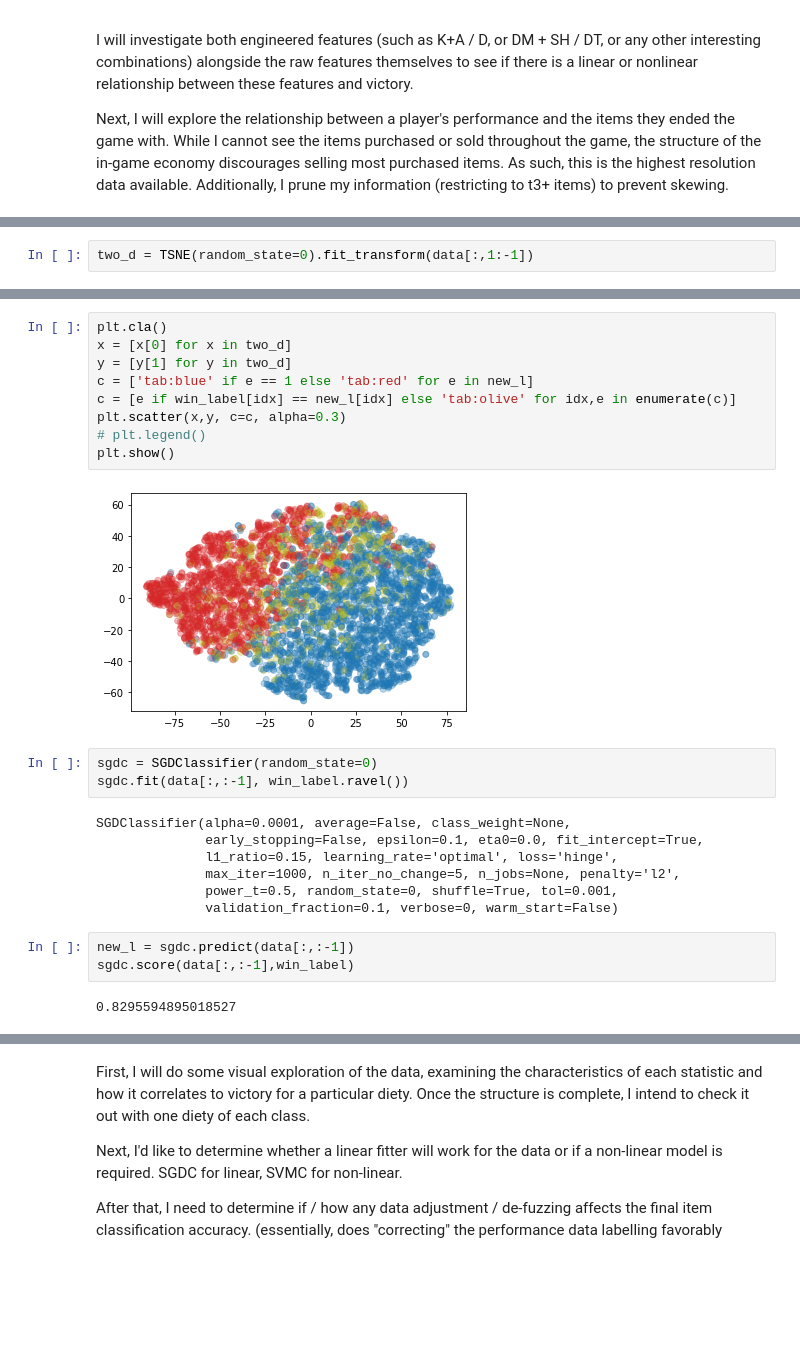
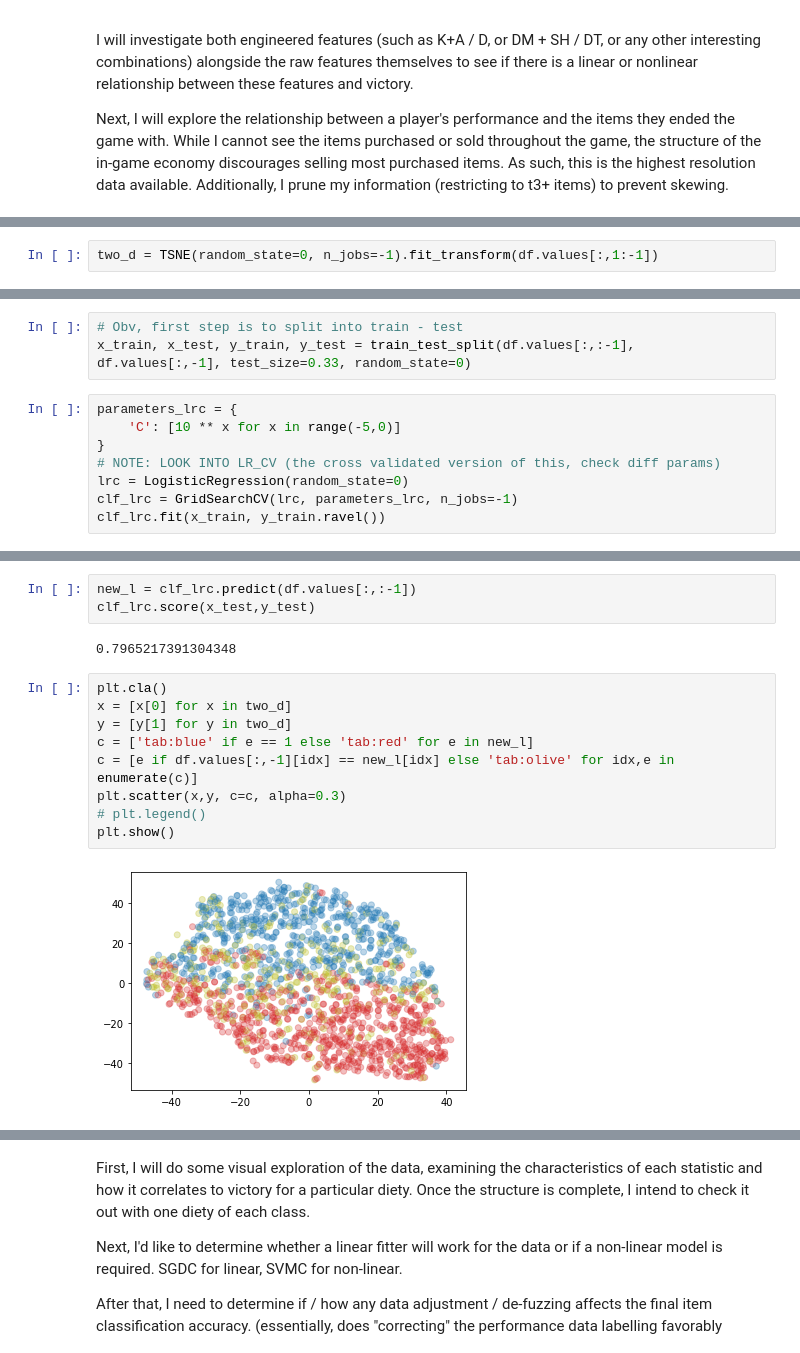
Before and after one commit to JackStillwell/SmiteBuilder, a Jupyter notebook: methodology.ipynb, the cells around one changed output, grey strips where cells are left out. Saved outputs shown, nothing was run; the diff lists cells and outputs as text; blank space fills up the shorter version.

```diff
--- a/methodology.ipynb
+++ b/methodology.ipynb
@@ -90,5 +146,5 @@ for col in col_names:
 # %%
-two_d = TSNE(random_state=0).fit_transform(data[:,1:-1])
+two_d = TSNE(random_state=0, n_jobs=-1).fit_transform(df.values[:,1:-1])
 # %%
 plt.cla()
 x = [x[0] for x in two_d]
@@ -114,0 +160,11 @@ svm.score(data[:,:-1], win_label)
+# %%
+# Obv, first step is to split into train - test
+x_train, x_test, y_train, y_test = train_test_split(df.values[:,:-1], df.values[:,-1], test_size=0.33, random_state=0)
+# %%
+parameters_lrc = {
+    'C': [10 ** x for x in range(-5,0)]
+}
+# NOTE: LOOK INTO LR_CV (the cross validated version of this, check diff params)
+lrc = LogisticRegression(random_state=0)
+clf_lrc = GridSearchCV(lrc, parameters_lrc, n_jobs=-1)
+clf_lrc.fit(x_train, y_train.ravel())
@@ -115,26 +192,16 @@ svm.score(data[:,:-1], win_label)
+# %%
+new_l = clf_lrc.predict(df.values[:,:-1])
+clf_lrc.score(x_test,y_test)
+# %% [output]
+0.7965217391304348
 # %%
 plt.cla()
 x = [x[0] for x in two_d]
 y = [y[1] for y in two_d]
 c = ['tab:blue' if e == 1 else 'tab:red' for e in new_l]
-c = [e if win_label[idx] == new_l[idx] else 'tab:olive' for idx,e in enumerate(c)]
+c = [e if df.values[:,-1][idx] == new_l[idx] else 'tab:olive' for idx,e in enumerate(c)]
 plt.scatter(x,y, c=c, alpha=0.3)
 # plt.legend()
 plt.show()
 # %% [output]
-[figure, old version]
+[figure, new version]
-# %%
-sgdc = SGDClassifier(random_state=0)
-sgdc.fit(data[:,:-1], win_label.ravel())
-# %% [output]
-SGDClassifier(alpha=0.0001, average=False, class_weight=None,
-              early_stopping=False, epsilon=0.1, eta0=0.0, fit_intercept=True,
-              l1_ratio=0.15, learning_rate='optimal', loss='hinge',
-              max_iter=1000, n_iter_no_change=5, n_jobs=None, penalty='l2',
-              power_t=0.5, random_state=0, shuffle=True, tol=0.001,
-              validation_fraction=0.1, verbose=0, warm_start=False)
-# %%
-new_l = sgdc.predict(data[:,:-1])
-sgdc.score(data[:,:-1],win_label)
-# %% [output]
-0.8295594895018527
```
Also changed, not shown: parts of 24 cells of this notebook.
